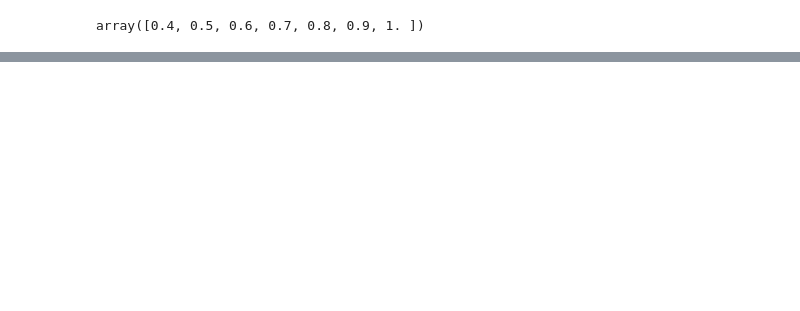
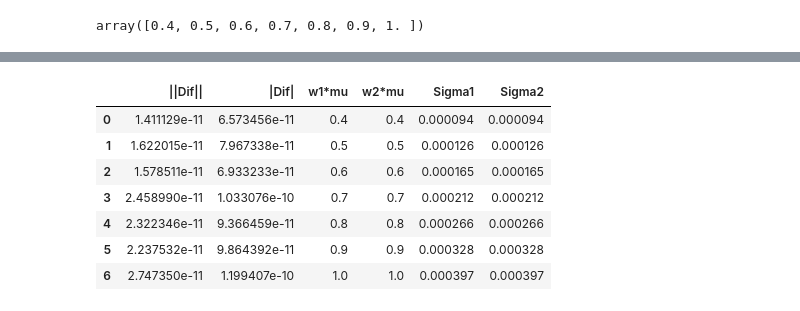
Before and after one commit to czammar/MNO_finalproject, a Jupyter notebook: notebooks/Programacion/Comparacion_Lagrange_Newton.ipynb, the cells around one changed output, grey strips where cells are left out. Drawn from its saved outputs; the diff is of its cells as text; code cells hidden in the pictures; blank space fills up the shorter version.

```diff
--- a/notebooks/Programacion/Comparacion_Lagrange_Newton.ipynb
+++ b/notebooks/Programacion/Comparacion_Lagrange_Newton.ipynb
@@ -242,0 +355,6 @@ array([0.4, 0.5, 0.6, 0.7, 0.8, 0.9, 1. ])
+# %%
+
+u2 = np.zeros(7)
+for i in range(7):
+  u2[i] = sum(res_sol3[i])
+  print(sum(res_sol3[i]))
@@ -242,0 +371,5 @@ array([0.4, 0.5, 0.6, 0.7, 0.8, 0.9, 1. ])
+# %%
+s1 = np.zeros(7)
+for i in range(7):
+  s1[i] = res_sol1[i]@S@res_sol1[i]
+  print(res_sol1[i]@S@res_sol1[i])
@@ -242,0 +386,5 @@ array([0.4, 0.5, 0.6, 0.7, 0.8, 0.9, 1. ])
+# %%
+s2 = np.zeros(7)
+for i in range(7):
+  s2[i] = res_sol2[i]@S@res_sol3[i]
+  print(res_sol2[i]@S@res_sol3[i])
@@ -242,0 +399,18 @@ array([0.4, 0.5, 0.6, 0.7, 0.8, 0.9, 1. ])
+# %%
+tabla = pd.DataFrame({'||Dif||': norm2,
+                     '|Dif|': norm1,
+                     'w1*mu': mu1,
+                     'w2*mu': mu2,
+                     'Sigma1': s1,
+                     'Sigma2': s2})
+# %%
+tabla
+# %% [output]
+|  | ||Dif|| | |Dif| | w1*mu | w2*mu | Sigma1 | Sigma2 |
+| 0 | 1.411129e-11 | 6.573456e-11 | 0.4 | 0.4 | 0.000094 | 0.000094 |
+| 1 | 1.622015e-11 | 7.967338e-11 | 0.5 | 0.5 | 0.000126 | 0.000126 |
+| 2 | 1.578511e-11 | 6.933233e-11 | 0.6 | 0.6 | 0.000165 | 0.000165 |
+| 3 | 2.458990e-11 | 1.033076e-10 | 0.7 | 0.7 | 0.000212 | 0.000212 |
+| 4 | 2.322346e-11 | 9.366459e-11 | 0.8 | 0.8 | 0.000266 | 0.000266 |
+| 5 | 2.237532e-11 | 9.864392e-11 | 0.9 | 0.9 | 0.000328 | 0.000328 |
+| 6 | 2.747350e-11 | 1.199407e-10 | 1.0 | 1.0 | 0.000397 | 0.000397 |
```
Also changed, not shown: parts of 30 cells of this notebook, 1 other file.
